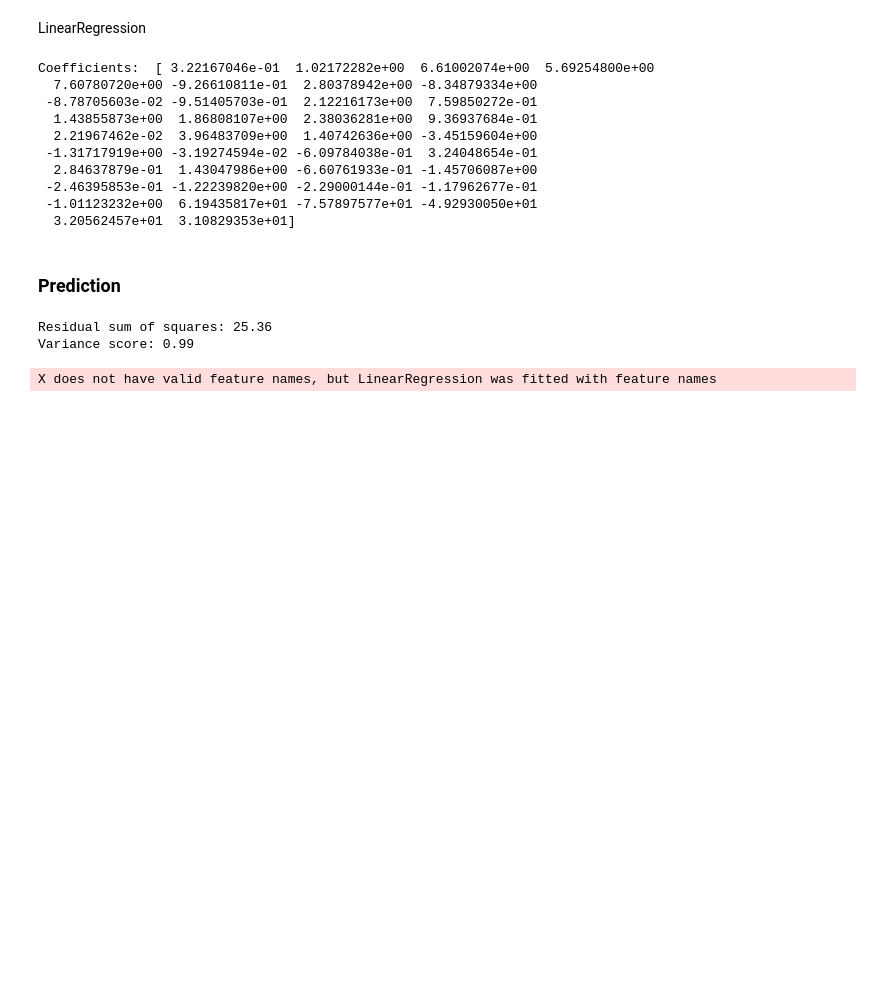
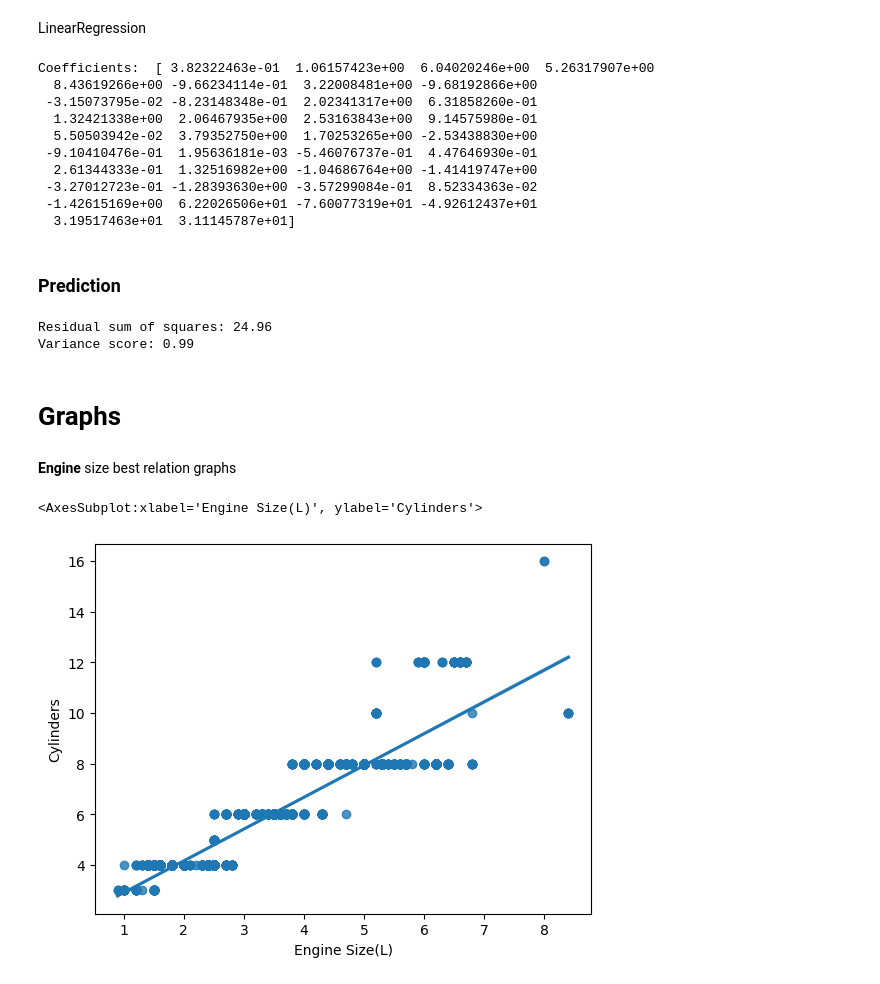
Before and after one commit to Gabecodex/Cars_Emisions_Canada, a Jupyter notebook: notebook.ipynb, the cells around one changed output. Drawn from its saved outputs; the diff is of its cells as text; code cells hidden in the pictures; blank space fills up the shorter version.

```diff
--- a/notebook.ipynb
+++ b/notebook.ipynb
@@ -248,32 +248,39 @@ LinearRegression
 # %%
 from sklearn import linear_model
 regr = linear_model.LinearRegression()
-regr.fit (X, y)
+regr.fit (X_trainset, y_trainset)
 # The coefficients
 print ('Coefficients: ', regr.coef_)
 # %% [output]
-Coefficients:  [ 3.22167046e-01  1.02172282e+00  6.61002074e+00  5.69254800e+00
-  7.60780720e+00 -9.26610811e-01  2.80378942e+00 -8.34879334e+00
- -8.78705603e-02 -9.51405703e-01  2.12216173e+00  7.59850272e-01
-  1.43855873e+00  1.86808107e+00  2.38036281e+00  9.36937684e-01
-  2.21967462e-02  3.96483709e+00  1.40742636e+00 -3.45159604e+00
- -1.31717919e+00 -3.19274594e-02 -6.09784038e-01  3.24048654e-01
-  2.84637879e-01  1.43047986e+00 -6.60761933e-01 -1.45706087e+00
- -2.46395853e-01 -1.22239820e+00 -2.29000144e-01 -1.17962677e-01
- -1.01123232e+00  6.19435817e+01 -7.57897577e+01 -4.92930050e+01
-  3.20562457e+01  3.10829353e+01]
+Coefficients:  [ 3.82322463e-01  1.06157423e+00  6.04020246e+00  5.26317907e+00
+  8.43619266e+00 -9.66234114e-01  3.22008481e+00 -9.68192866e+00
+ -3.15073795e-02 -8.23148348e-01  2.02341317e+00  6.31858260e-01
+  1.32421338e+00  2.06467935e+00  2.53163843e+00  9.14575980e-01
+  5.50503942e-02  3.79352750e+00  1.70253265e+00 -2.53438830e+00
+ -9.10410476e-01  1.95636181e-03 -5.46076737e-01  4.47646930e-01
+  2.61344333e-01  1.32516982e+00 -1.04686764e+00 -1.41419747e+00
+ -3.27012723e-01 -1.28393630e+00 -3.57299084e-01  8.52334363e-02
+ -1.42615169e+00  6.22026506e+01 -7.60077319e+01 -4.92612437e+01
+  3.19517463e+01  3.11145787e+01]
 # %% [markdown]
 ### Prediction
 # %%
-y_hat= regr.predict(df2.drop(['CO2 Emissions(g/km)'], axis= 1))
-x = np.asanyarray(df2.drop(['CO2 Emissions(g/km)'], axis= 1))
-y = np.asanyarray(y)
+y_hat= regr.predict(X_testset)
+
 print("Residual sum of squares: %.2f"
-      % np.mean((y_hat - y) ** 2))
+      % np.mean((y_hat - y_testset) ** 2))
 
 # Explained variance score: 1 is perfect prediction
-print('Variance score: %.2f' % regr.score(x, y))
+print('Variance score: %.2f' % regr.score(X_testset, y_testset))
 # %% [output]
-Residual sum of squares: 25.36
+Residual sum of squares: 24.96
 Variance score: 0.99
-X does not have valid feature names, but LinearRegression was fitted with feature names
+# %% [markdown]
+# Graphs
+# %% [markdown]
+**Engine** size best relation graphs
+# %%
+sns.regplot(x = "Engine Size(L)", y = "Cylinders", data= df2)
+# %% [output]
+<AxesSubplot:xlabel='Engine Size(L)', ylabel='Cylinders'>
+[figure, added]
```
Also changed, not shown: parts of 13 cells of this notebook, 1 other file.
